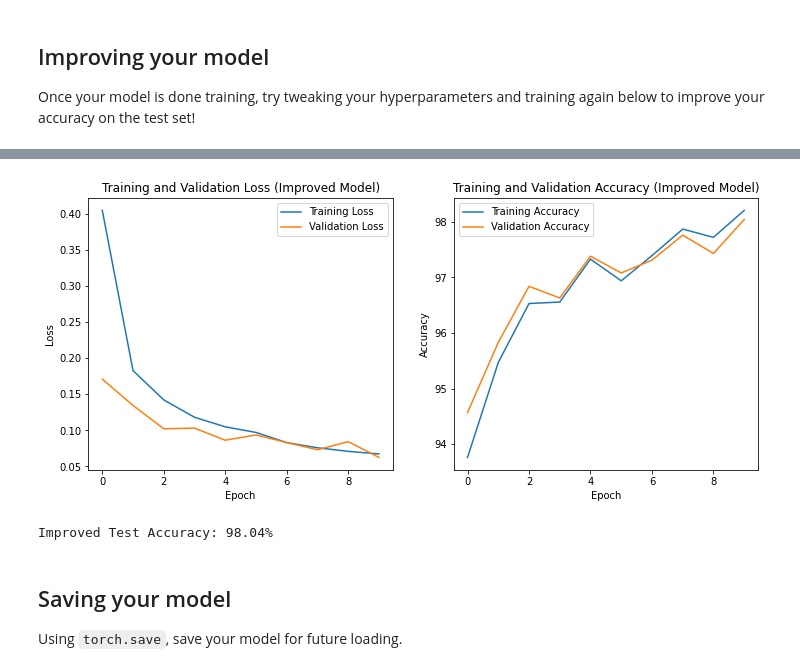
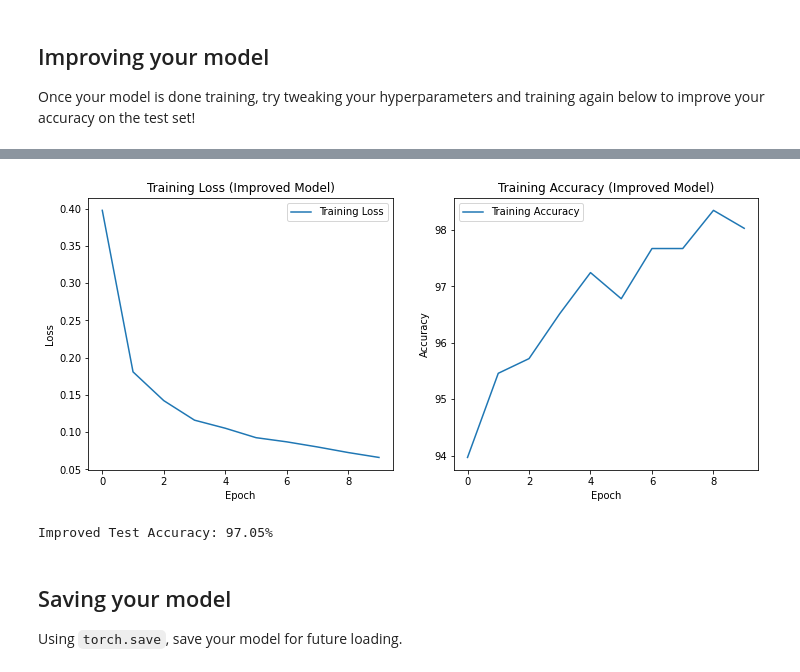
Before and after one commit to aser-h/Developing-a-Handwritten-Digits-Classifier, a Jupyter notebook: MNIST_Handwritten_Digits-STARTER.ipynb, the cells around one changed output, grey strips where cells are left out. Cells and saved outputs as stored; diff of their text form; code cells hidden in the pictures.

```diff
--- a/MNIST_Handwritten_Digits-STARTER.ipynb
+++ b/MNIST_Handwritten_Digits-STARTER.ipynb
@@ -387,15 +366,13 @@ improved_optimizer = optim.Adam(improved_model.parameters(), lr=0.0005)
 # Move the improved model to the device
 improved_model.to(device)
 
-
 # Lists to store loss and accuracy for the improved model
 improved_train_losses = []
-improved_val_losses = []
 improved_train_accuracies = []
-improved_val_accuracies = []
 
+i_num_epochs = 10
 # Training loop for the improved model
-for epoch in range(num_epochs):
+for epoch in range(i_num_epochs):
     improved_model.train()
     running_loss = 0.0
     for i, (inputs, labels) in enumerate(train_loader):
@@ -426,47 +403,29 @@ for epoch in range(num_epochs):
     train_accuracy = calculate_accuracy(train_loader, improved_model, device)
     improved_train_accuracies.append(train_accuracy)
 
-    # Validate the improved model
-    improved_model.eval()
-    val_loss = 0.0
-    for inputs, labels in test_loader:
-        inputs, labels = inputs.to(device), labels.to(device)
-        outputs = improved_model(inputs)
-        loss = criterion(outputs, labels)
-        val_loss += loss.item()
-
-    # Calculate average validation loss
-    val_loss /= len(test_loader)
-    improved_val_losses.append(val_loss)
-
-    # Calculate validation accuracy
-    val_accuracy = calculate_accuracy(test_loader, improved_model, device)
-    improved_val_accuracies.append(val_accuracy)
-
     # Print metrics
-    print(f'Epoch [{epoch + 1}/{num_epochs}], Train Loss: {train_loss:.4f}, Val Loss: {val_loss:.4f}, Train Acc: {train_accuracy:.2f}, Val Acc: {val_accuracy:.2f}')
+    print(f'Epoch [{epoch + 1}/{i_num_epochs}], Train Loss: {train_loss:.4f}, Train Acc: {train_accuracy:.2f}')
 
 print('Finished Training Improved Model')
 
-# Plot training and validation loss
+# Plot training loss and accuracy
 plt.figure(figsize=(12, 5))
 
+# Plot training loss
 plt.subplot(1, 2, 1)
 plt.plot(improved_train_losses, label='Training Loss')
-plt.plot(improved_val_losses, label='Validation Loss')
 plt.xlabel('Epoch')
 plt.ylabel('Loss')
 plt.legend()
-plt.title('Training and Validation Loss (Improved Model)')
+plt.title('Training Loss (Improved Model)')
 
-# Plot training and validation accuracy
+# Plot training accuracy
 plt.subplot(1, 2, 2)
 plt.plot(improved_train_accuracies, label='Training Accuracy')
-plt.plot(improved_val_accuracies, label='Validation Accuracy')
 plt.xlabel('Epoch')
 plt.ylabel('Accuracy')
 plt.legend()
-plt.title('Training and Validation Accuracy (Improved Model)')
+plt.title('Training Accuracy (Improved Model)')
 
 plt.show()
 
@@ -496,6 +455,6 @@ Epoch [10/10], Train Loss: 0.0672, Val Loss: 0.0624, Train Acc: 98.20, Val Acc:
 Finished Training Improved Model
-[figure, old version]
+[figure, new version]
-Improved Test Accuracy: 98.04%
+Improved Test Accuracy: 97.05%
 # %% [markdown]
 ## Saving your model
 Using `torch.save`, save your model for future loading.
```
Also changed, not shown: parts of 7 cells of this notebook, 1 other file.
